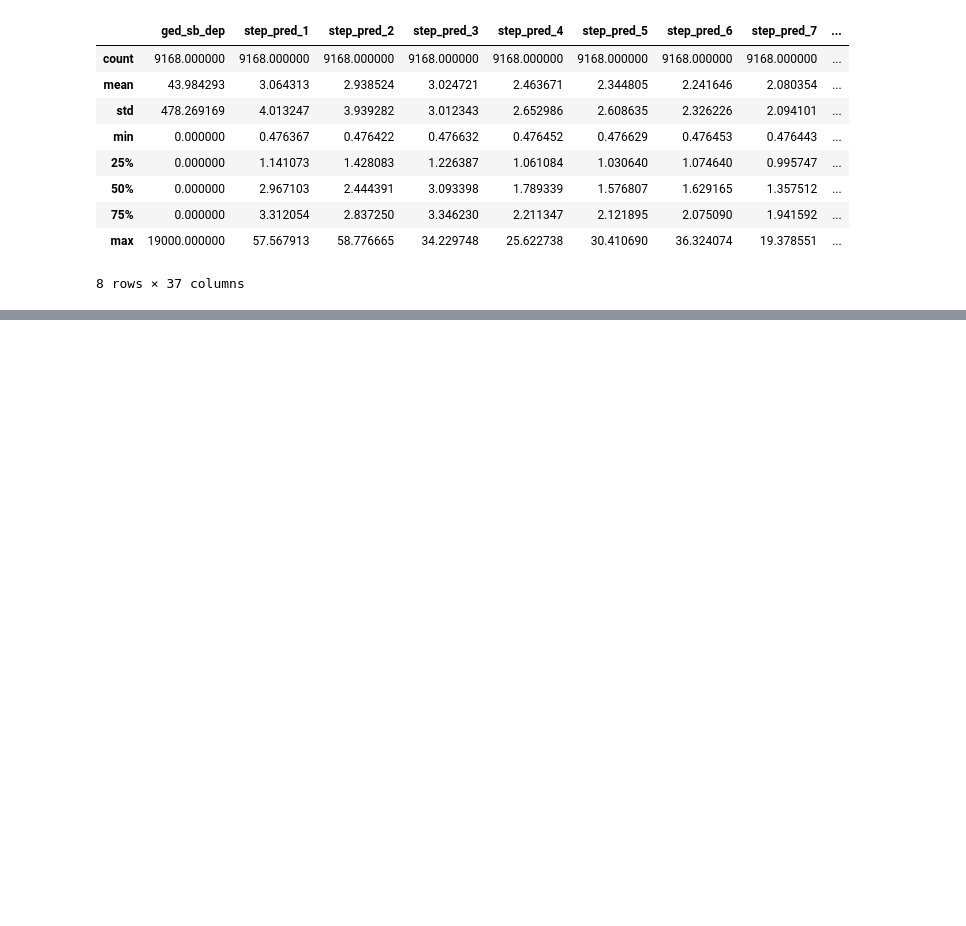
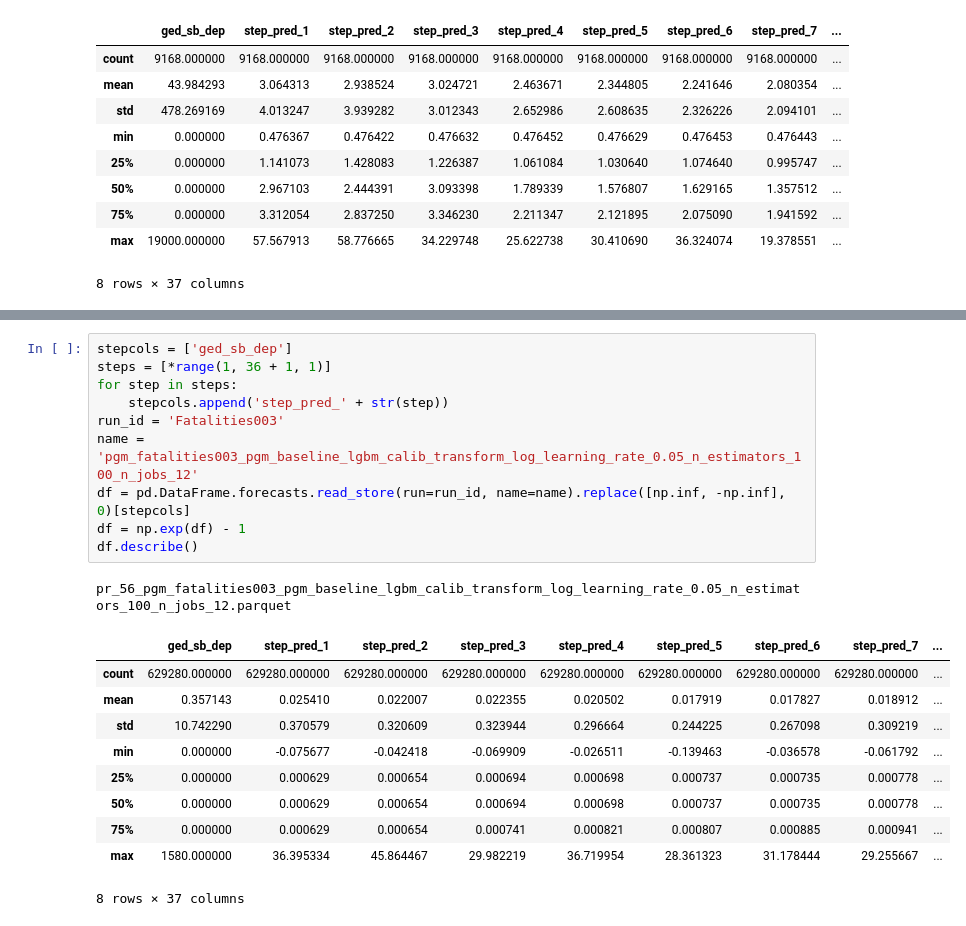
Before and after one commit to prio-data/fatalities003_development, a Jupyter notebook: Example.ipynb, the cells around one changed output, grey strips where cells are left out. Saved outputs shown, nothing was run; the diff lists cells and outputs as text; blank space fills up the shorter version.

```diff
--- a/Example.ipynb
+++ b/Example.ipynb
@@ -203,0 +328,22 @@ wandb.finish()
+# %%
+stepcols = ['ged_sb_dep']
+steps = [*range(1, 36 + 1, 1)]
+for step in steps:
+    stepcols.append('step_pred_' + str(step))
+run_id = 'Fatalities003'
+name = 'pgm_fatalities003_pgm_baseline_lgbm_calib_transform_log_learning_rate_0.05_n_estimators_100_n_jobs_12'
+df = pd.DataFrame.forecasts.read_store(run=run_id, name=name).replace([np.inf, -np.inf], 0)[stepcols]
+df = np.exp(df) - 1
+df.describe()
+# %% [output]
+pr_56_pgm_fatalities003_pgm_baseline_lgbm_calib_transform_log_learning_rate_0.05_n_estimators_100_n_jobs_12.parquet
+|  | ged_sb_dep | step_pred_1 | step_pred_2 | step_pred_3 | step_pred_4 | step_pred_5 | step_pred_6 | step_pred_7 | ... |
+| count | 629280.000000 | 629280.000000 | 629280.000000 | 629280.000000 | 629280.000000 | 629280.000000 | 629280.000000 | 629280.000000 | ... |
+| mean | 0.357143 | 0.025410 | 0.022007 | 0.022355 | 0.020502 | 0.017919 | 0.017827 | 0.018912 | ... |
+| std | 10.742290 | 0.370579 | 0.320609 | 0.323944 | 0.296664 | 0.244225 | 0.267098 | 0.309219 | ... |
+| min | 0.000000 | -0.075677 | -0.042418 | -0.069909 | -0.026511 | -0.139463 | -0.036578 | -0.061792 | ... |
+| 25% | 0.000000 | 0.000629 | 0.000654 | 0.000694 | 0.000698 | 0.000737 | 0.000735 | 0.000778 | ... |
+| 50% | 0.000000 | 0.000629 | 0.000654 | 0.000694 | 0.000698 | 0.000737 | 0.000735 | 0.000778 | ... |
+| 75% | 0.000000 | 0.000629 | 0.000654 | 0.000741 | 0.000821 | 0.000807 | 0.000885 | 0.000941 | ... |
+| max | 1580.000000 | 36.395334 | 45.864467 | 29.982219 | 36.719954 | 28.361323 | 31.178444 | 29.255667 | ... |
+8 rows × 37 columns
```
Also changed, not shown: parts of 22 cells of this notebook, 15 other files.
